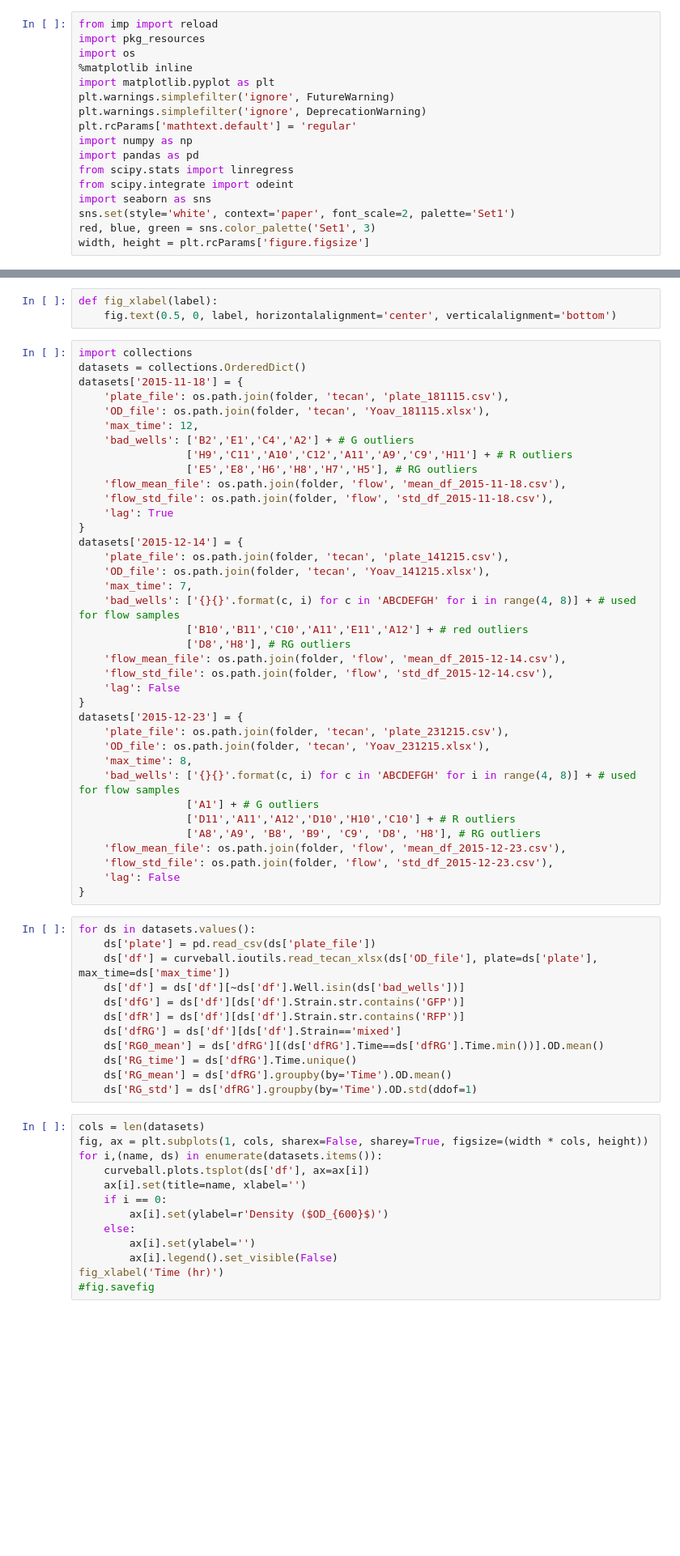
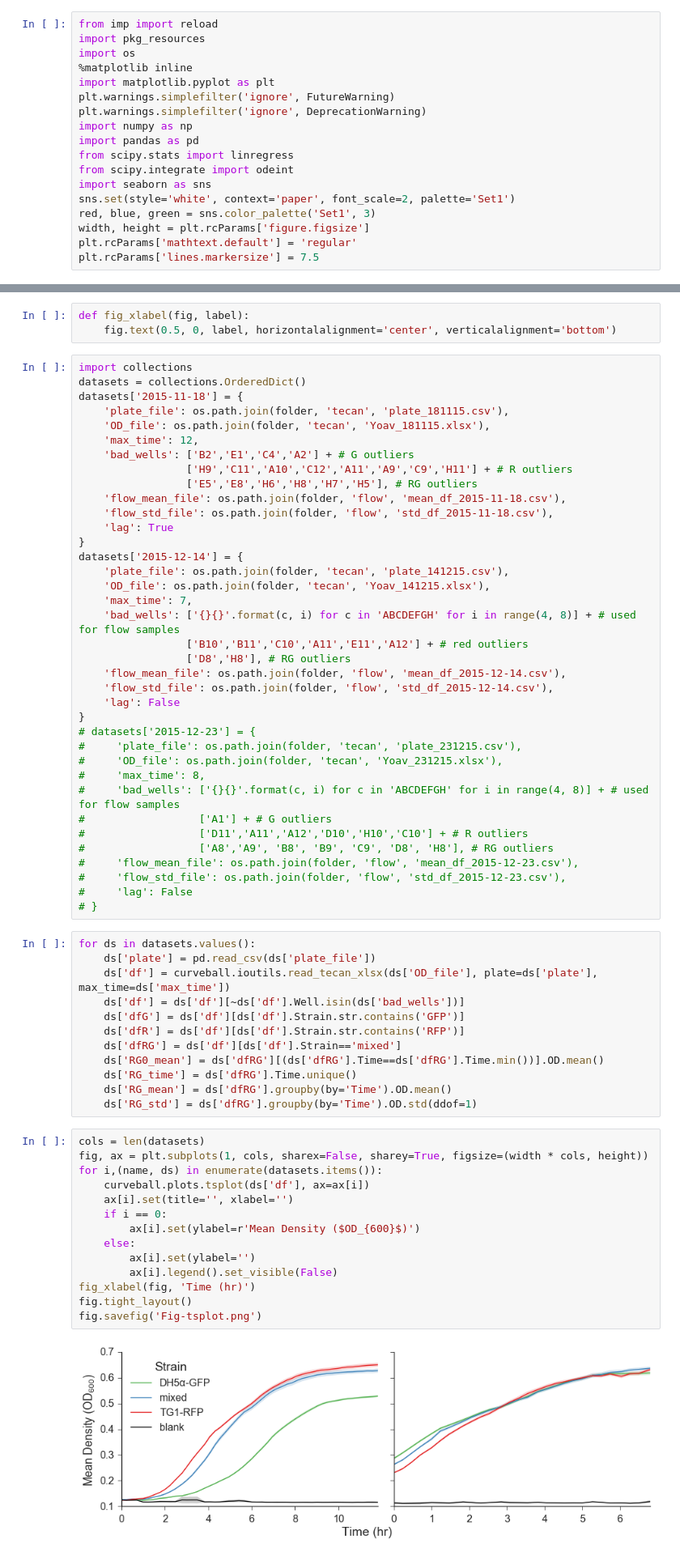
Before and after one commit to yoavram/curveball_ms, a Jupyter notebook: supp.ipynb, the cells around one changed output, grey strips where cells are left out. Shown at 81% size. Saved outputs shown, nothing was run; the diff lists cells and outputs as text; blank space fills up the shorter version.

Commit message:
figures based on curveball 0.2.3+8.g864a3f6 and experiments 2015-11-18, 2015-12-14, 2015-12-23

```diff
--- a/supp.ipynb
+++ b/supp.ipynb
@@ -23,7 +23,6 @@ import os
 import matplotlib.pyplot as plt
 plt.warnings.simplefilter('ignore', FutureWarning)
 plt.warnings.simplefilter('ignore', DeprecationWarning)
-plt.rcParams['mathtext.default'] = 'regular'
 import numpy as np
 import pandas as pd
 from scipy.stats import linregress
@@ -32,6 +31,8 @@ import seaborn as sns
 sns.set(style='white', context='paper', font_scale=2, palette='Set1')
 red, blue, green = sns.color_palette('Set1', 3)
 width, height = plt.rcParams['figure.figsize']
+plt.rcParams['mathtext.default'] = 'regular'
+plt.rcParams['lines.markersize'] = 7.5
 # %%
 import curveball
 import curveball.scripts.cli
@@ -43,6 +44,6 @@ Curveball,  0.2.3+7.g20f23ea.dirty
 Working folder: D:\Dropbox\ex silico
 # %%
-def fig_xlabel(label):
+def fig_xlabel(fig, label):
     fig.text(0.5, 0, label, horizontalalignment='center', verticalalignment='bottom')
 # %%
 import collections
@@ -69,18 +70,18 @@ datasets['2015-12-14'] = {
     'flow_std_file': os.path.join(folder, 'flow', 'std_df_2015-12-14.csv'),
     'lag': False
 }
-datasets['2015-12-23'] = {
-    'plate_file': os.path.join(folder, 'tecan', 'plate_231215.csv'),
-    'OD_file': os.path.join(folder, 'tecan', 'Yoav_231215.xlsx'),
-    'max_time': 8,
-    'bad_wells': ['{}{}'.format(c, i) for c in 'ABCDEFGH' for i in range(4, 8)] + # used for flow samples
-                 ['A1'] + # G outliers
-                 ['D11','A11','A12','D10','H10','C10'] + # R outliers
-                 ['A8','A9', 'B8', 'B9', 'C9', 'D8', 'H8'], # RG outliers
-    'flow_mean_file': os.path.join(folder, 'flow', 'mean_df_2015-12-23.csv'),
-    'flow_std_file': os.path.join(folder, 'flow', 'std_df_2015-12-23.csv'),
-    'lag': False
-}
+# datasets['2015-12-23'] = {
+#     'plate_file': os.path.join(folder, 'tecan', 'plate_231215.csv'),
+#     'OD_file': os.path.join(folder, 'tecan', 'Yoav_231215.xlsx'),
+#     'max_time': 8,
+#     'bad_wells': ['{}{}'.format(c, i) for c in 'ABCDEFGH' for i in range(4, 8)] + # used for flow samples
+#                  ['A1'] + # G outliers
+#                  ['D11','A11','A12','D10','H10','C10'] + # R outliers
+#                  ['A8','A9', 'B8', 'B9', 'C9', 'D8', 'H8'], # RG outliers
+#     'flow_mean_file': os.path.join(folder, 'flow', 'mean_df_2015-12-23.csv'),
+#     'flow_std_file': os.path.join(folder, 'flow', 'std_df_2015-12-23.csv'),
+#     'lag': False
+# }
 # %%
 for ds in datasets.values():
     ds['plate'] = pd.read_csv(ds['plate_file'])
@@ -96,16 +97,19 @@ for ds in datasets.values():
 # %%
 cols = len(datasets)
 fig, ax = plt.subplots(1, cols, sharex=False, sharey=True, figsize=(width * cols, height))
 for i,(name, ds) in enumerate(datasets.items()):
     curveball.plots.tsplot(ds['df'], ax=ax[i])
-    ax[i].set(title=name, xlabel='')
+    ax[i].set(title='', xlabel='')
     if i == 0:
-        ax[i].set(ylabel=r'Density ($OD_{600}$)')
+        ax[i].set(ylabel=r'Mean Density ($OD_{600}$)')
     else:
         ax[i].set(ylabel='')
         ax[i].legend().set_visible(False)
-fig_xlabel('Time (hr)')
-#fig.savefig
+fig_xlabel(fig, 'Time (hr)')
+fig.tight_layout()
+fig.savefig('Fig-tsplot.png')
+# %% [output]
+[figure, added]
 # %%
 for ds in datasets.values():
     param_fix = {'y0', 'K'}
```
Also changed, not shown: parts of 7 cells of this notebook.
